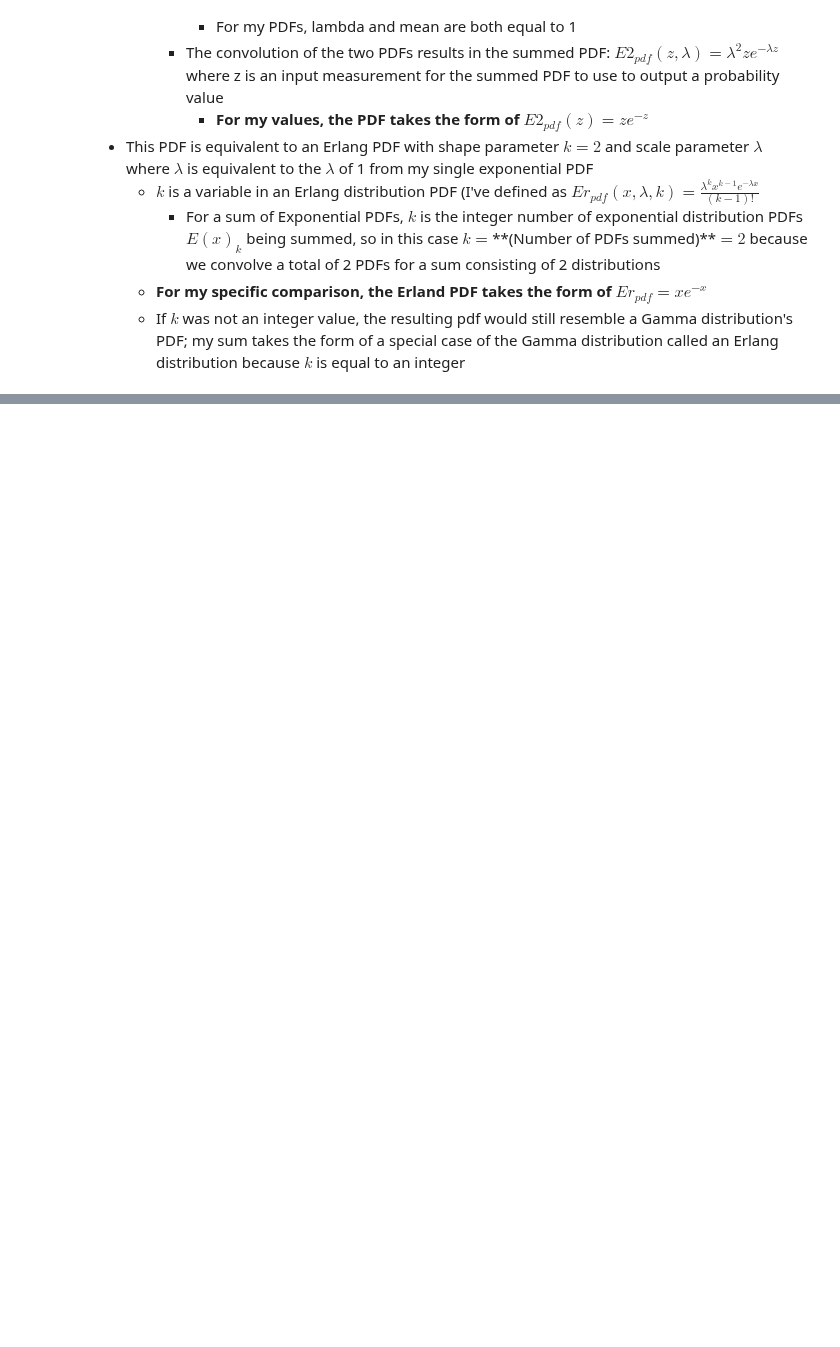
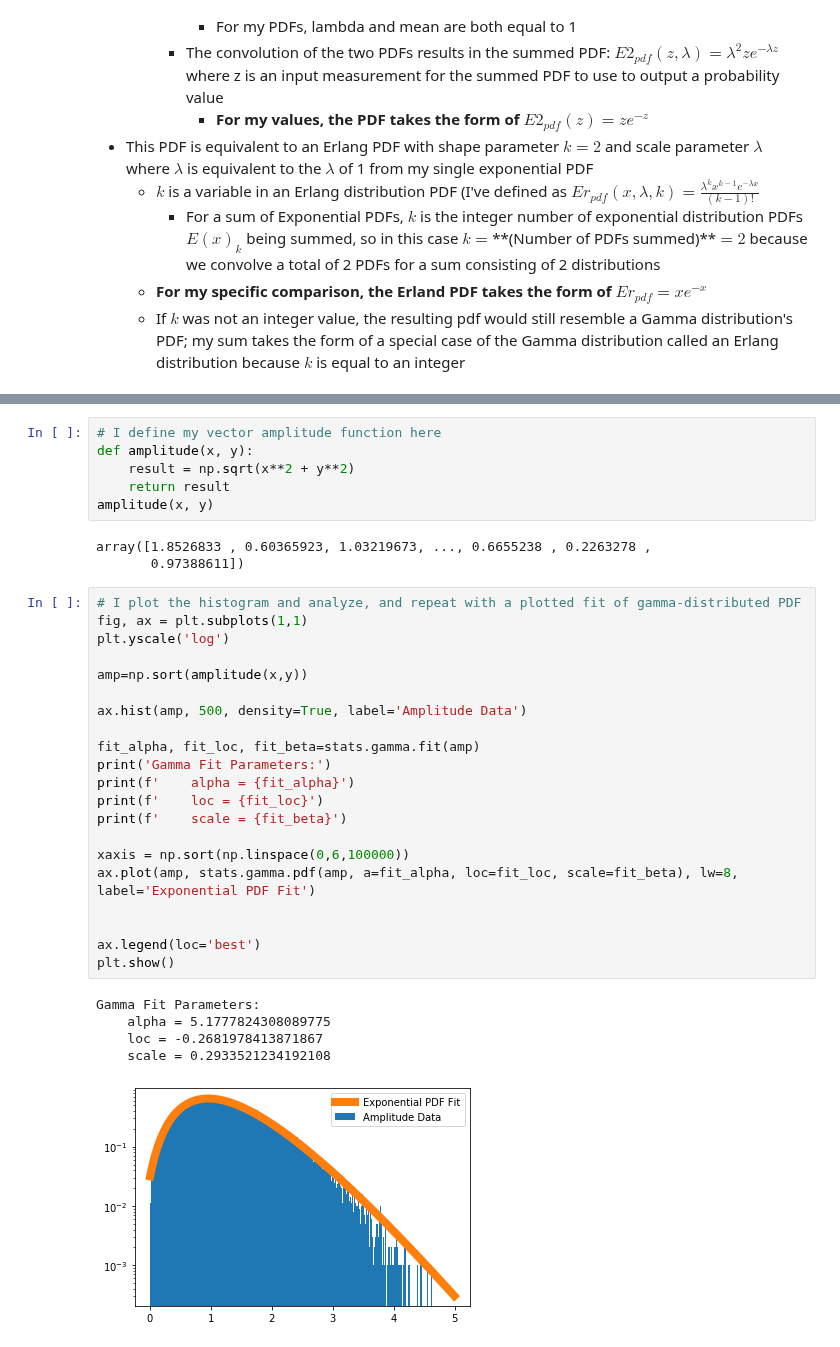
Before and after one commit to jbc1216/434-Portfolio, a Jupyter notebook: FinchCarr_HW03.ipynb, the cells around one changed output, grey strips where cells are left out. Drawn from its saved outputs; the diff is of its cells as text; blank space fills up the shorter version.

```diff
--- a/FinchCarr_HW03.ipynb
+++ b/FinchCarr_HW03.ipynb
@@ -146,0 +163,36 @@ x.max()**2, Esum.max()
+# %%
+# I define my vector amplitude function here
+def amplitude(x, y):
+    result = np.sqrt(x**2 + y**2)
+    return result
+amplitude(x, y)
+# %% [output]
+array([1.8526833 , 0.60365923, 1.03219673, ..., 0.6655238 , 0.2263278 ,
+       0.97388611])
+# %%
+# I plot the histogram and analyze, and repeat with a plotted fit of gamma-distributed PDF
+fig, ax = plt.subplots(1,1)
+plt.yscale('log')
+
+amp=np.sort(amplitude(x,y))
+
+ax.hist(amp, 500, density=True, label='Amplitude Data')
+
+fit_alpha, fit_loc, fit_beta=stats.gamma.fit(amp)
+print('Gamma Fit Parameters:')
+print(f'    alpha = {fit_alpha}')
+print(f'    loc = {fit_loc}')
+print(f'    scale = {fit_beta}')
+
+xaxis = np.sort(np.linspace(0,6,100000))
+ax.plot(amp, stats.gamma.pdf(amp, a=fit_alpha, loc=fit_loc, scale=fit_beta), lw=8, label='Exponential PDF Fit')
+
+
+ax.legend(loc='best')
+plt.show()
+# %% [output]
+Gamma Fit Parameters:
+    alpha = 5.1777824308089775
+    loc = -0.2681978413871867
+    scale = 0.2933521234192108
+[figure, added]
```
Also changed, not shown: parts of 11 cells of this notebook.
